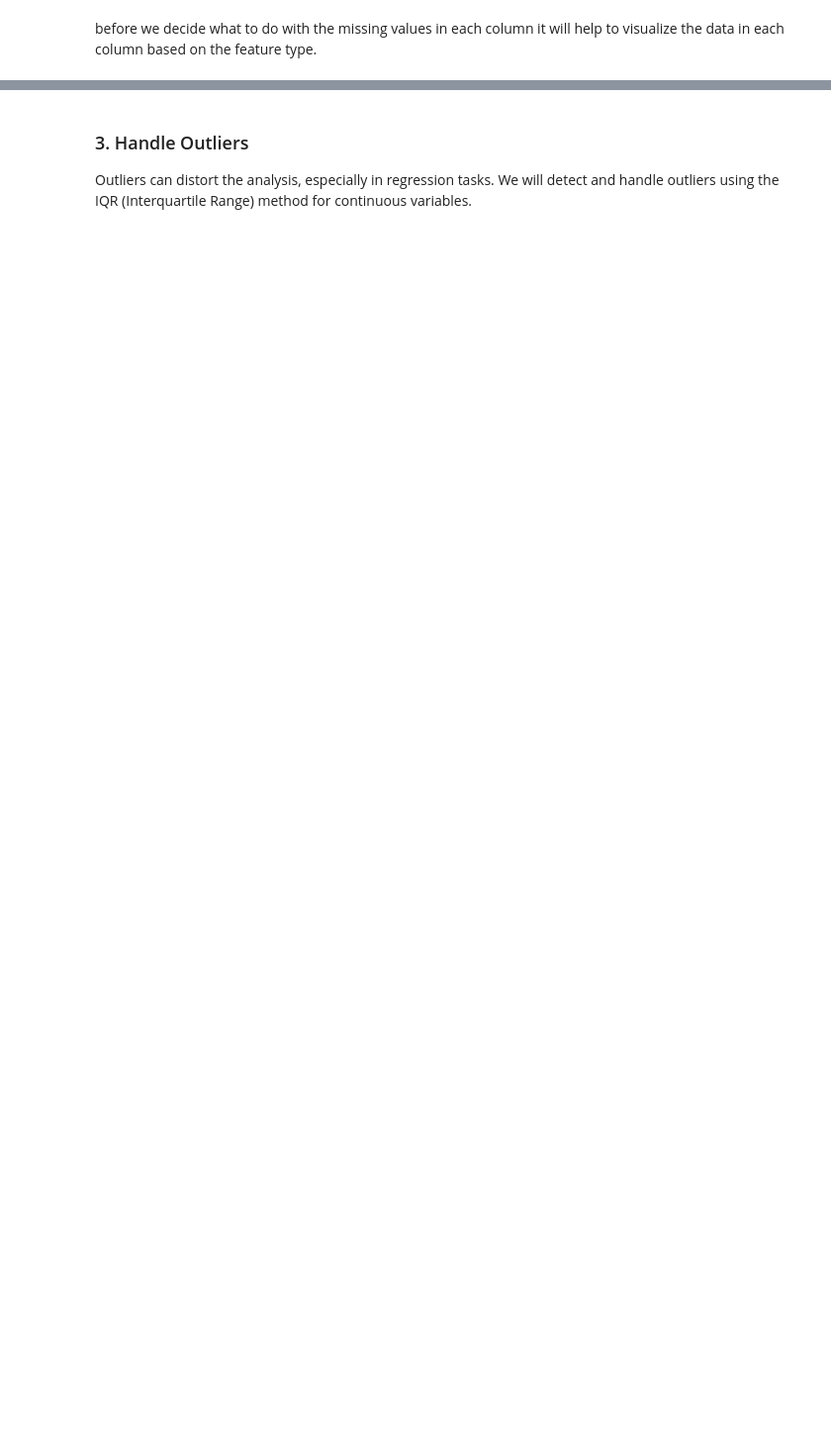
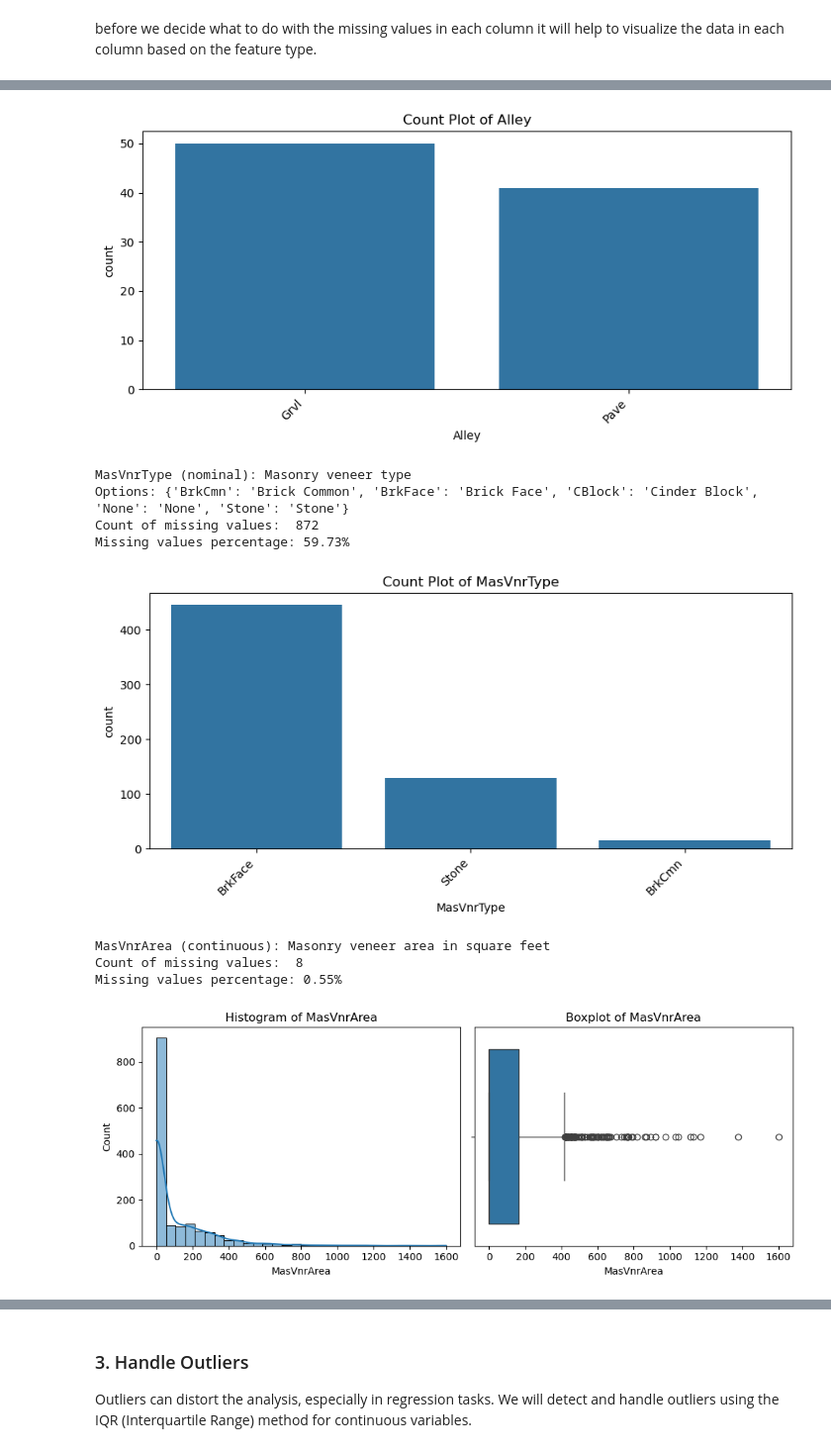
Before and after one commit to aleereza/eda-house-prices, a Jupyter notebook: notebooks/Exploratory Data Analysis.ipynb, the cells around one changed output, grey strips where cells are left out. Shown at 99% size. Drawn from its saved outputs; the diff is of its cells as text; code cells hidden in the pictures; blank space fills up the shorter version.

```diff
--- a/notebooks/Exploratory Data Analysis.ipynb
+++ b/notebooks/Exploratory Data Analysis.ipynb
@@ -111,16 +239,16 @@ By maintaining this **feature_types** dictionary, we can streamline and automate
 This will ensure that our EDA and machine learning models are both **efficient** and **effective**, tailored to the specific types of data we are working with.
 # %%
 feature_types = {
-    'MSSubClass': 'ordinal',          # Type of dwelling (ordered categories)
+    'MSSubClass': 'nominal',          # Type of dwelling (ordered categories)
     'MSZoning': 'nominal',            # General zoning classification
     'LotFrontage': 'continuous',      # Linear feet of street connected to property
     'LotArea': 'continuous',          # Lot size in square feet
     'Street': 'nominal',              # Type of road access to property
     'Alley': 'nominal',               # Type of alley access
     'LotShape': 'ordinal',            # General shape of property (ordered by regularity)
-    'LandContour': 'nominal',         # Flatness of the property
+    'LandContour': 'ordinal',         # Flatness of the property
     'Utilities': 'nominal',           # Type of utilities available
-    'LotConfig': 'nominal',           # Lot configuration
+    'LotConfig': 'ordinal',           # Lot configuration
     'LandSlope': 'ordinal',           # Slope of property (ordered by severity)
     'Neighborhood': 'nominal',        # Physical locations within Ames city limits
     'Condition1': 'nominal',          # Proximity to various conditions
@@ -193,0 +324,8 @@ feature_types = {
+# %%
+for field, feature_type in feature_types.items():
+    # Check if the field exists in data_description_dict
+    if field in data_description_dict:
+        # Add the feature type to the corresponding field's dictionary
+        data_description_dict[field]['Feature Type'] = feature_type
+    else:
+        print(f"Warning: {field} not found in data_description_dict")
@@ -286,0 +788,16 @@ visualize_by_type(df, feature_types)
+# %%
+import pandas as pd
+import numpy as np
+
+# Convert the list to a DataFrame
+field = 'MSSubClass'
+df1 = pd.DataFrame(list(df[field]), columns=['Value'])
+
+# Add a column for data types
+df1['Data Type'] = df1['Value'].apply(lambda x: type(x).__name__)
+
+# Add a column for missing values status
+df1['Is Missing'] = df1['Value'].apply(lambda x: pd.isnull(x))
+
+# Display the table
+print(df1)
@@ -286,0 +827,15 @@ visualize_by_type(df, feature_types)
+# %%
+for field in data_description_dict:
+    missing_values_count = df[field].isnull().sum()
+    if missing_values_count > 0:
+        feature_type = data_description_dict[field]['Feature Type']
+
+        print(f"{field} ({feature_type}): {data_description_dict[field]['Description']}")
+        if data_description_dict[field]['Valid Options']:
+            print(f"Options: {data_description_dict[field]['Valid Options']}")
+
+        print('Count of missing values: ', missing_values_count)
+        missing_percentage = (missing_values_count / len(df)) * 100
+        print(f'Missing values percentage: {missing_percentage:.2f}%')
+        visualize_by_type(df, data_description_dict, field)
+# %% [output]
@@ -286,0 +850,10 @@ visualize_by_type(df, feature_types)
+[figure, added]
+MasVnrType (nominal): Masonry veneer type
+Options: {'BrkCmn': 'Brick Common', 'BrkFace': 'Brick Face', 'CBlock': 'Cinder Block', 'None': 'None', 'Stone': 'Stone'}
+Count of missing values:  872
+Missing values percentage: 59.73%
+[figure, added]
+MasVnrArea (continuous): Masonry veneer area in square feet
+Count of missing values:  8
+Missing values percentage: 0.55%
+[figure, added]
```
Also changed, not shown: parts of 73 cells of this notebook, 1 other file.
